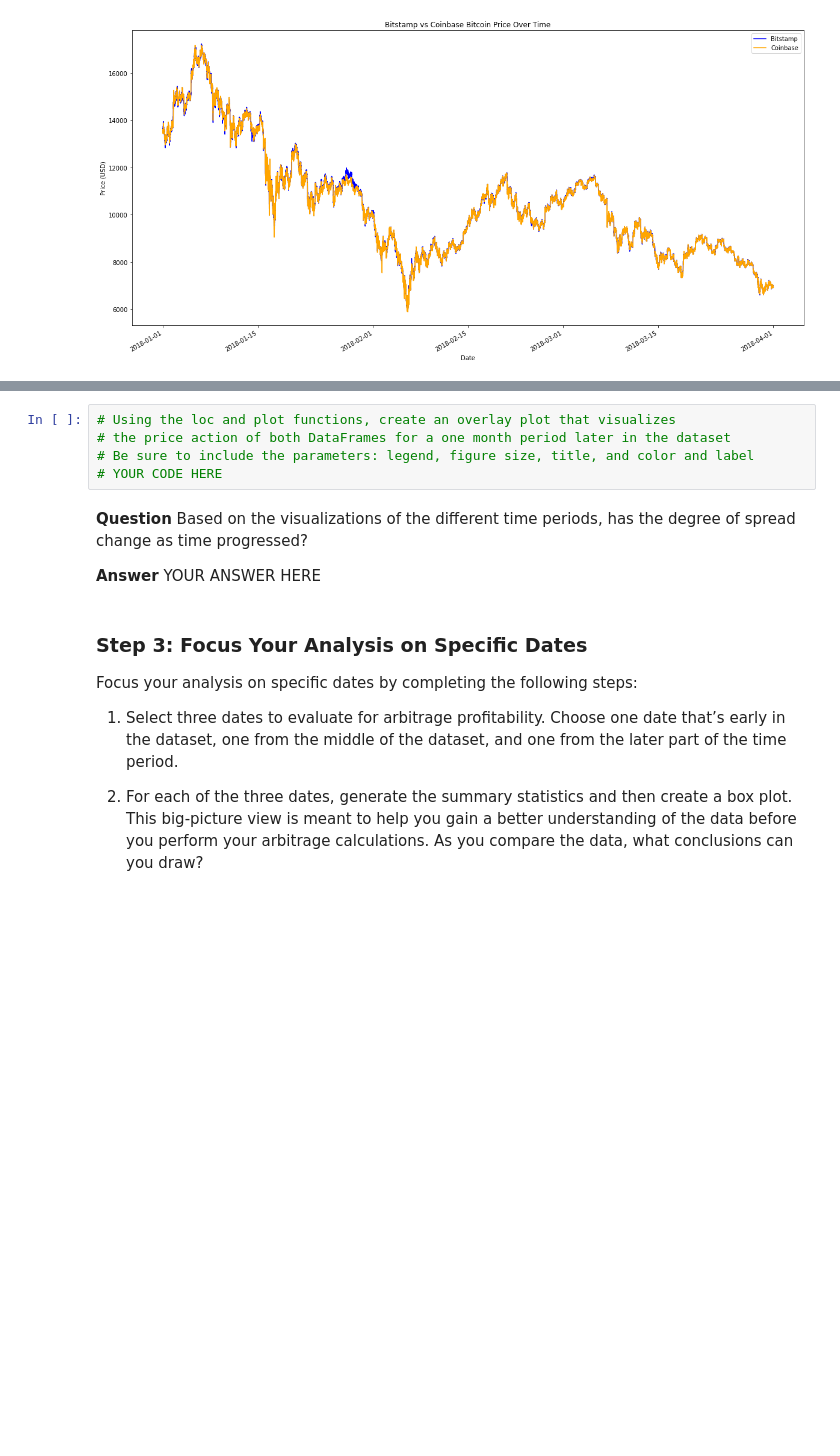
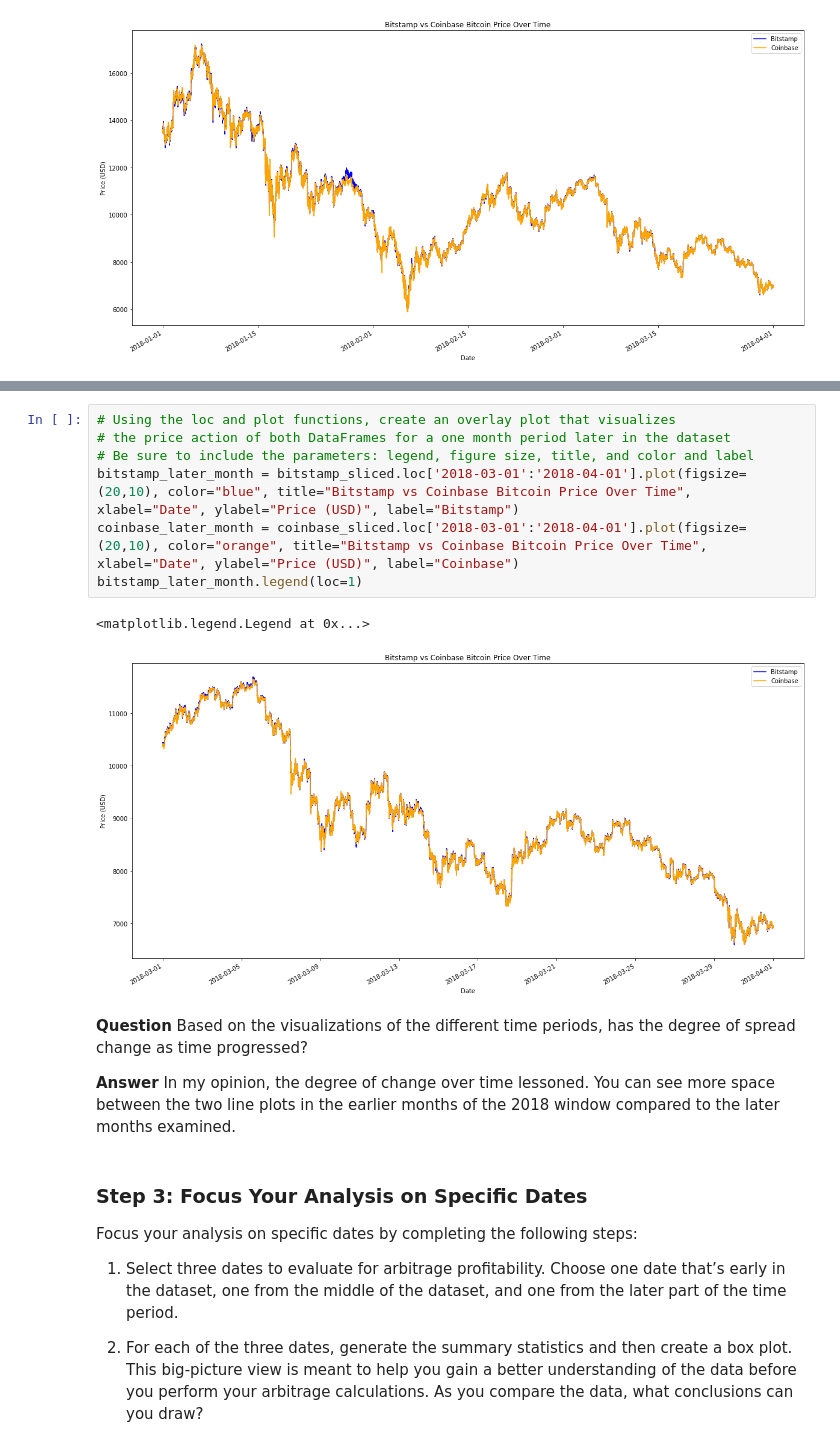
Before and after one commit to kheller18/crypto-arbitrage-opportunities, a Jupyter notebook: crypto_arbitrage.ipynb, the cells around one changed output, grey strips where cells are left out. Drawn from its saved outputs; the diff is of its cells as text; blank space fills up the shorter version.

```diff
--- a/crypto_arbitrage.ipynb
+++ b/crypto_arbitrage.ipynb
@@ -299,12 +304,17 @@ ax1.legend(loc=1)
 # %%
 # Using the loc and plot functions, create an overlay plot that visualizes
 # the price action of both DataFrames for a one month period later in the dataset
 # Be sure to include the parameters: legend, figure size, title, and color and label
-# YOUR CODE HERE
+bitstamp_later_month = bitstamp_sliced.loc['2018-03-01':'2018-04-01'].plot(figsize=(20,10), color="blue", title="Bitstamp vs Coinbase Bitcoin Price Over Time", xlabel="Date", ylabel="Price (USD)", label="Bitstamp")
+coinbase_later_month = coinbase_sliced.loc['2018-03-01':'2018-04-01'].plot(figsize=(20,10), color="orange", title="Bitstamp vs Coinbase Bitcoin Price Over Time", xlabel="Date", ylabel="Price (USD)", label="Coinbase")
+bitstamp_later_month.legend(loc=1)
+# %% [output]
+<matplotlib.legend.Legend at 0x...>
+[figure, added]
 # %% [markdown]
 **Question** Based on the visualizations of the different time periods, has the degree of spread change as time progressed?
 
-**Answer** YOUR ANSWER HERE
+**Answer** In my opinion, the degree of change over time lessoned. You can see more space between the two line plots in the earlier months of the 2018 window compared to the later months examined.
 # %% [markdown]
 ### Step 3: Focus Your Analysis on Specific Dates
 
```
Also changed, not shown: parts of 1 cell of this notebook.
